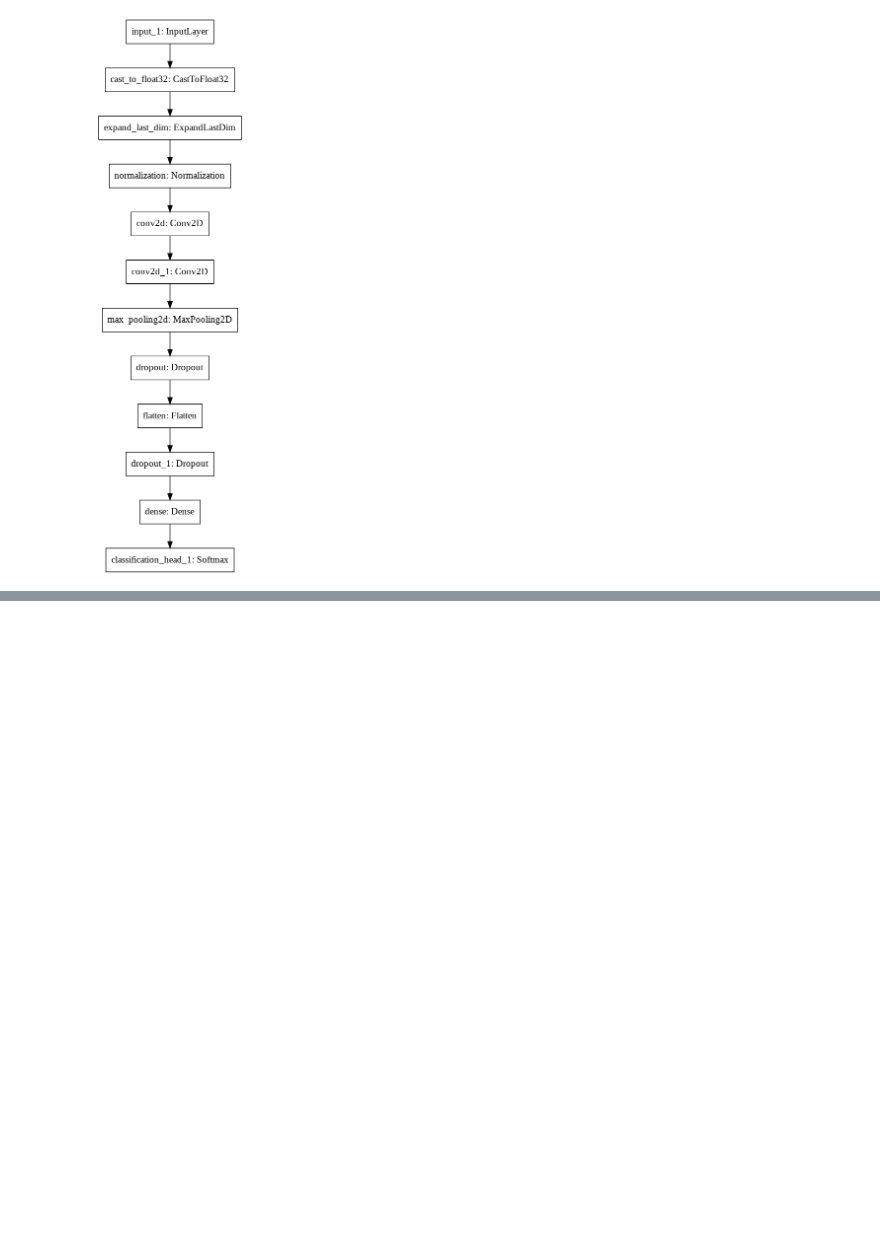
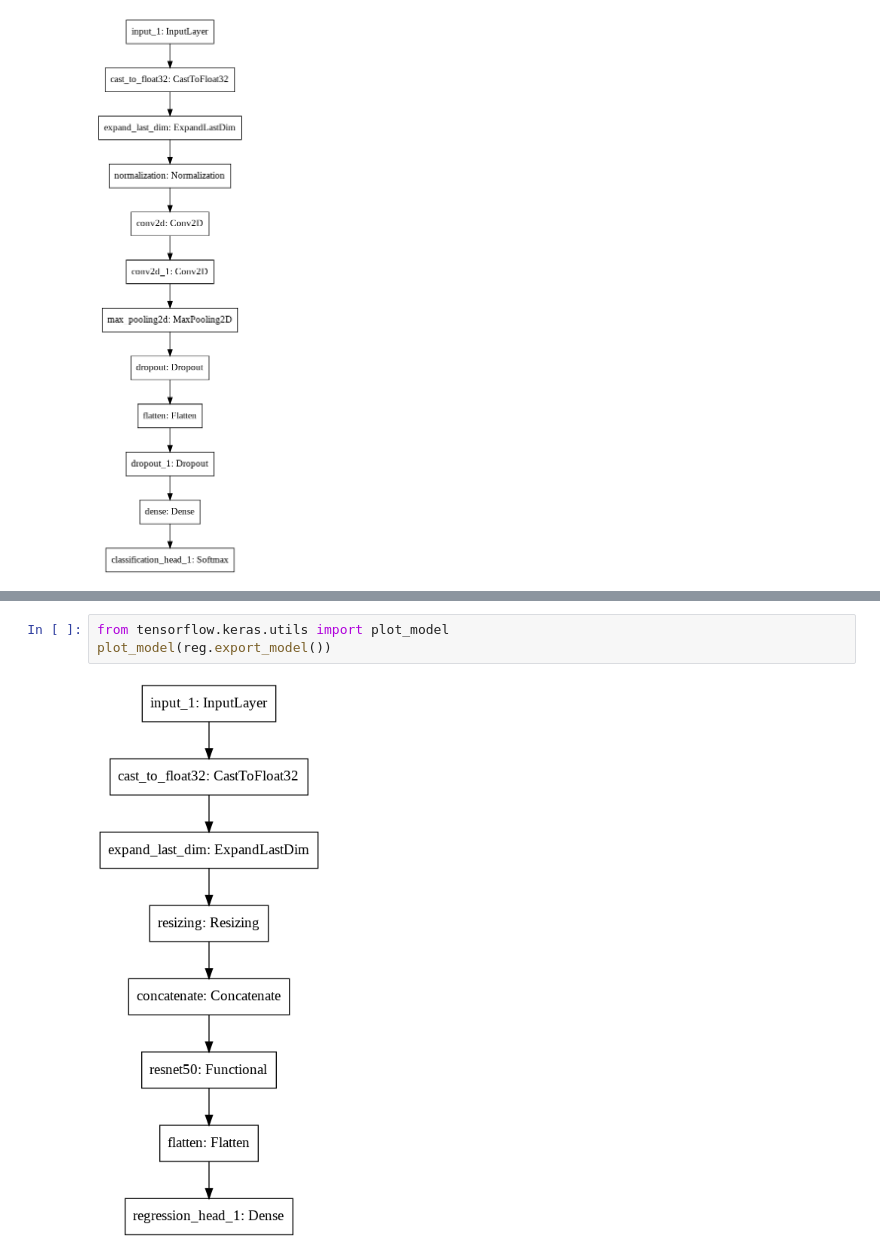
Before and after one commit to PacktPublishing/Automated-Machine-Learning-with-AutoKeras, a Jupyter notebook: Chapter2.ipynb, the cells around one changed output, grey strips where cells are left out. Drawn from its saved outputs; the diff is of its cells as text; blank space fills up the shorter version.

```diff
--- a/Chapter2.ipynb
+++ b/Chapter2.ipynb
@@ -158,0 +258,5 @@ plot_model(clf.export_model())
+# %%
+from tensorflow.keras.utils import plot_model
+plot_model(reg.export_model())
+# %% [output]
+[figure, added]
```
Also changed, not shown: parts of 15 cells of this notebook.
